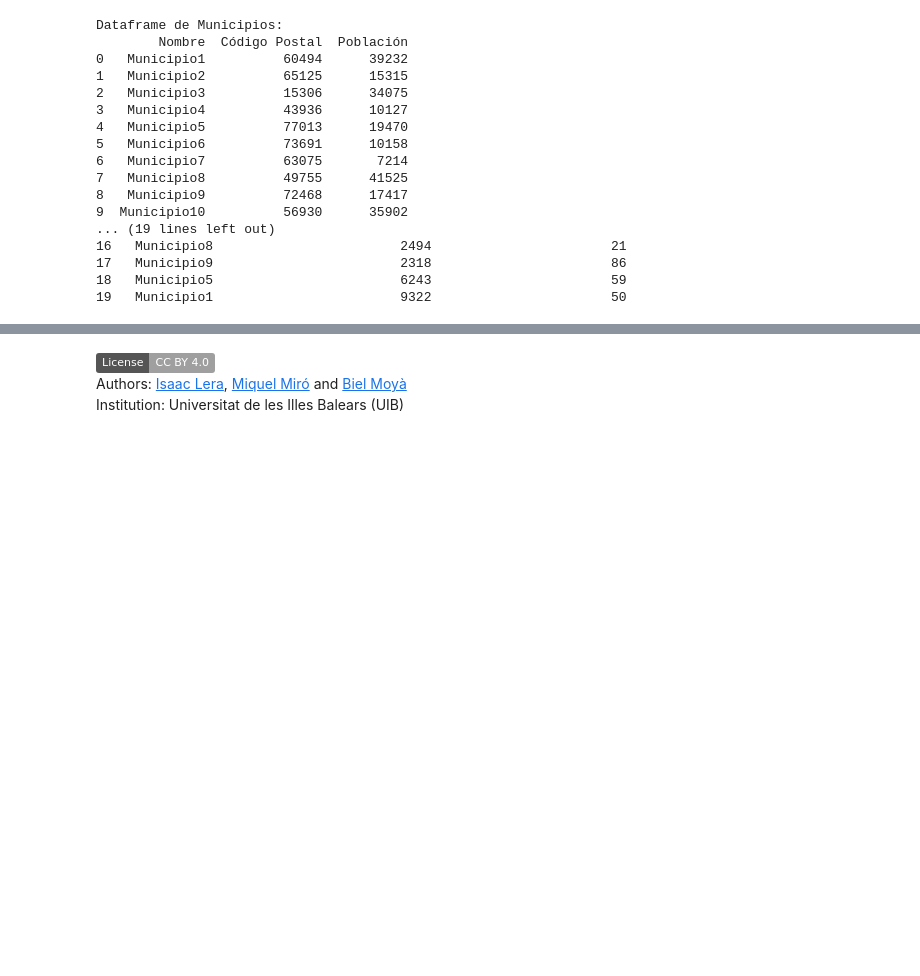
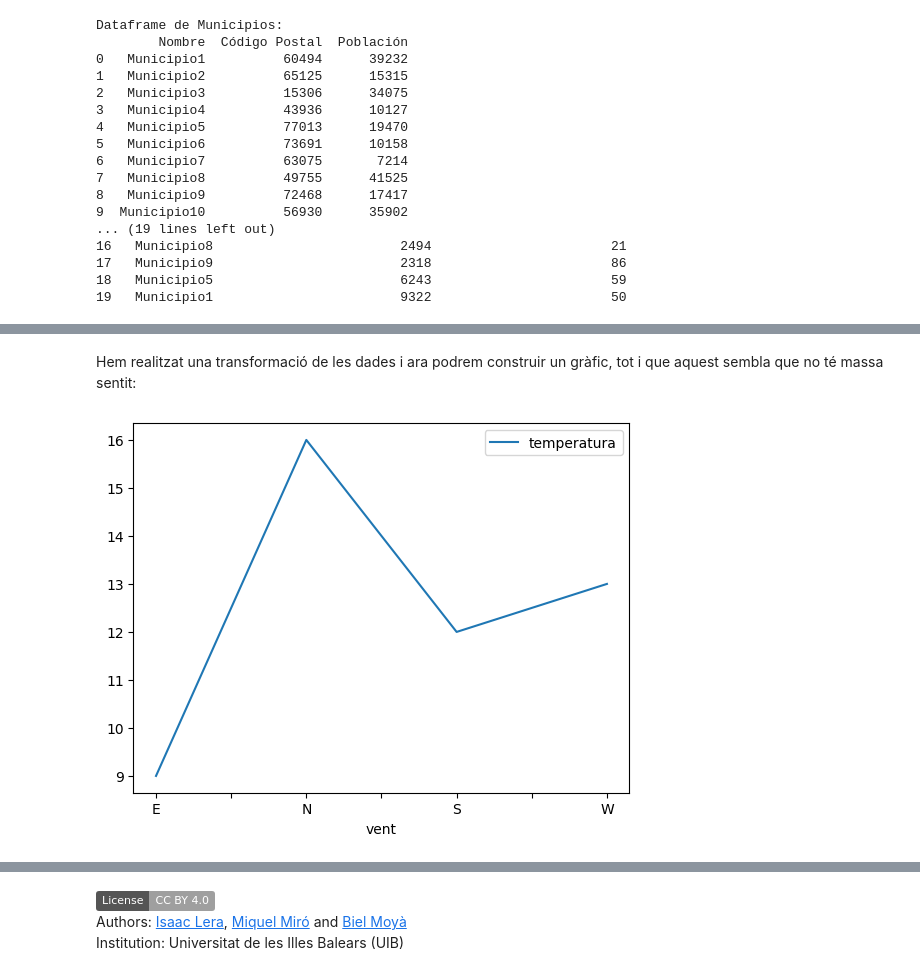
Before and after one commit to wisaaco/CURS_AdministracioAnaliticaAvan-adaDeDades, a Jupyter notebook: lessons/2_Pandas.ipynb, the cells around one changed output, grey strips where cells are left out. Drawn from its saved outputs; the diff is of its cells as text; code cells hidden in the pictures; badges without logos; blank space fills up the shorter version.

```diff
--- a/lessons/2_Pandas.ipynb
+++ b/lessons/2_Pandas.ipynb
@@ -1036,0 +1230,6 @@ Dataframe de Municipios:
+# %% [markdown]
+Hem realitzat una transformació de les dades i ara podrem construir un gràfic, tot i que aquest sembla que no té massa sentit:
+# %%
+df[["vent","temperatura"]].groupby(["vent"]).count().plot();
+# %% [output]
+[figure, added]
```
Also changed, not shown: parts of 81 cells of this notebook, 3 other files.
